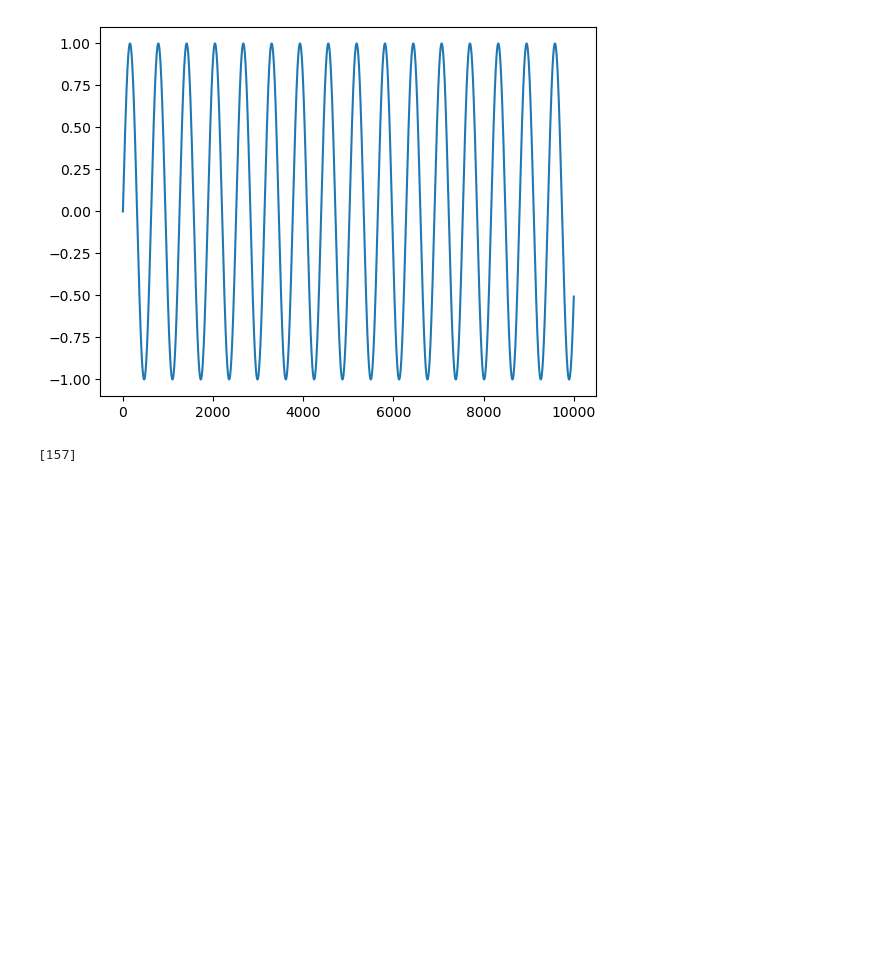
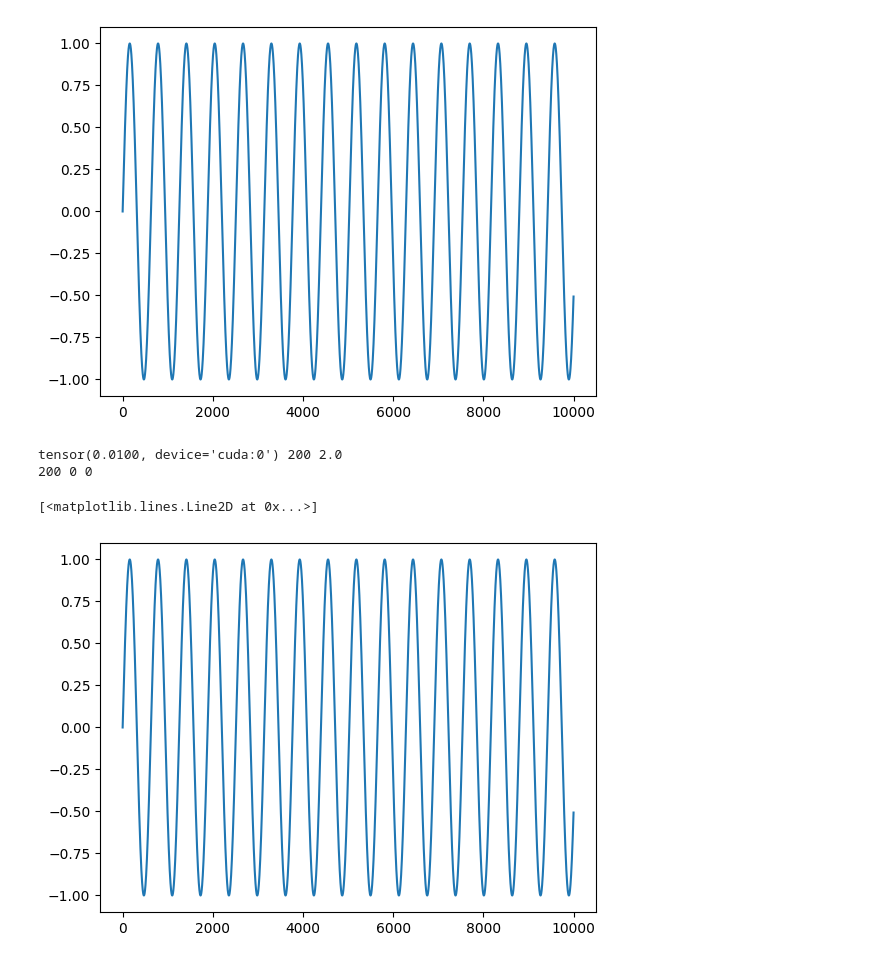
Before and after one commit to thibmonsel/torchdde, a Jupyter notebook: QuickAndDirty/NDDE.ipynb, the cells around one changed output. Drawn from its saved outputs; the diff is of its cells as text; code cells hidden in the pictures; blank space fills up the shorter version.

Commit message:
interpol simplification + cleanup

```diff
--- a/QuickAndDirty/NDDE.ipynb
+++ b/QuickAndDirty/NDDE.ipynb
@@ -15,10 +14,10 @@ If you need it, download the library here :
 # %%
 tmax = 100
 dt = 1e-2
-time = np.linspace(0,tmax,int(tmax/dt)+1)
-np_data = np.sin(time)#+np.sin(1.27*time)
-data = torch.tensor(np_data).cuda().reshape(-1,1)
-print(data.shape)
+ts = np.linspace(0,tmax,int(tmax/dt)+1)
+np_data = np.sin(ts)#+np.sin(1.27*time)
+ys = torch.tensor(np_data).cuda().reshape(-1,1)
+print(ys.shape)
 plt.plot(np_data)
 # %% [output]
 torch.Size([10001, 1])
@@ -55,4 +66,13 @@ def get_batch( delays, batch_size = 256, length=100):
 # %%
-delay_pts
+device = torch.device("cuda" if torch.cuda.is_available() else "cpu")
+ts, ys = torch.Tensor(ts) , torch.Tensor(ys)
+ts, ys = ts.to(device), ys.to(device)
+interpolator, ts_data, data_batch = get_batch(ts, ys, [1.0, 2.0])
 # %% [output]
-[157]
+tensor(0.0100, device='cuda:0') 200 2.0
+200 0 0
+# %%
+plt.plot(ys.cpu())
+# %% [output]
+[<matplotlib.lines.Line2D at 0x...>]
+[figure, added]
```
Also changed, not shown: parts of 16 cells of this notebook, 2 other files.
